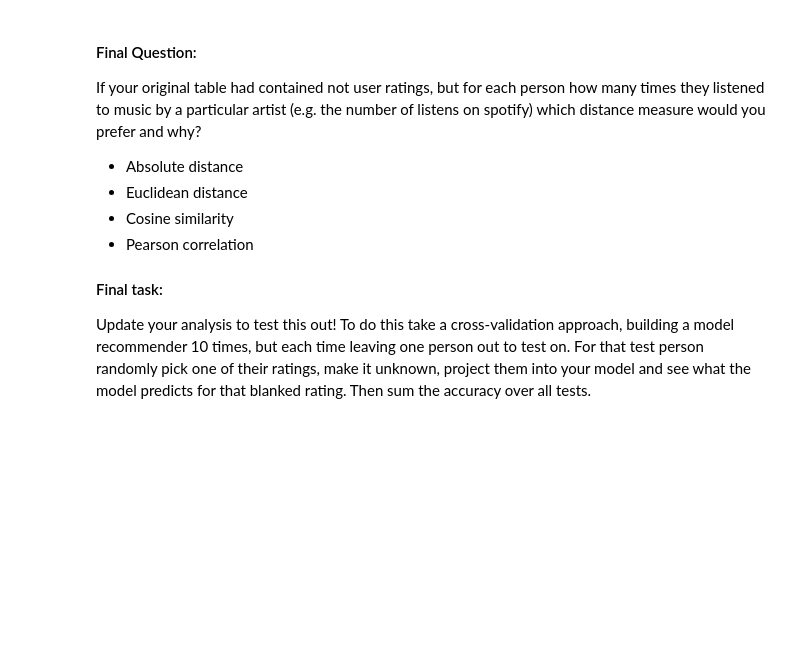
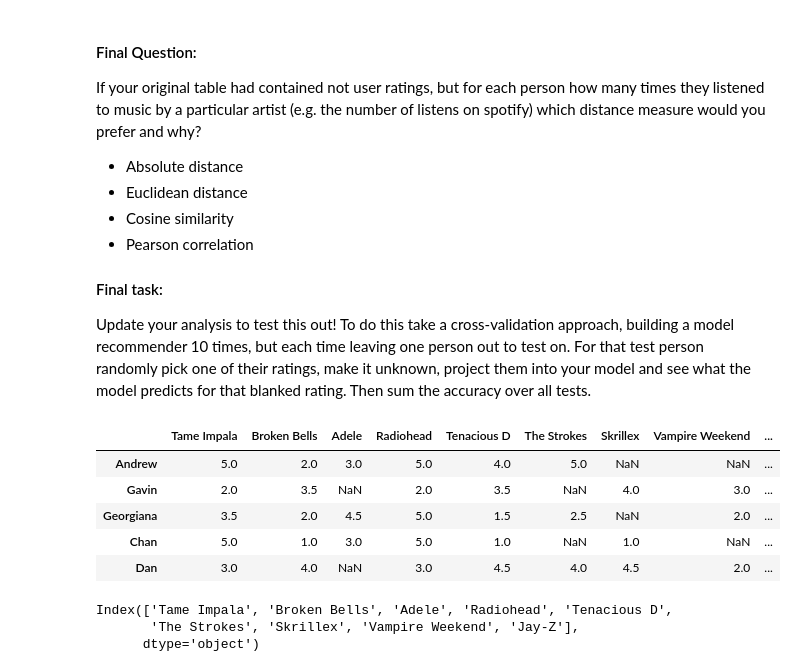
Before and after one commit to Prajaktahz/ML-Practice-Uni, a Jupyter notebook: ASA_Week_08_Case_Study_Exercises.ipynb, the cells around one changed output. Cells and saved outputs as stored; diff of their text form; code cells hidden in the pictures; blank space fills up the shorter version.

```diff
--- a/ASA_Week_08_Case_Study_Exercises.ipynb
+++ b/ASA_Week_08_Case_Study_Exercises.ipynb
@@ -530,3 +539,18 @@ If your original table had contained not user ratings, but for each person how m
 
 #### Final task:
 Update your analysis to test this out! To do this take a cross-validation approach, building a model recommender 10 times, but each time leaving one person out to test on. For that test person randomly pick one of their ratings, make it unknown, project them into your model and see what the model predicts for that blanked rating. Then sum the accuracy over all tests.
+# %%
+data.head()
+# %% [output]
+|  | Tame Impala | Broken Bells | Adele | Radiohead | Tenacious D | The Strokes | Skrillex | Vampire Weekend | ... |
+| Andrew | 5.0 | 2.0 | 3.0 | 5.0 | 4.0 | 5.0 | NaN | NaN | ... |
+| Gavin | 2.0 | 3.5 | NaN | 2.0 | 3.5 | NaN | 4.0 | 3.0 | ... |
+| Georgiana | 3.5 | 2.0 | 4.5 | 5.0 | 1.5 | 2.5 | NaN | 2.0 | ... |
+| Chan | 5.0 | 1.0 | 3.0 | 5.0 | 1.0 | NaN | 1.0 | NaN | ... |
+| Dan | 3.0 | 4.0 | NaN | 3.0 | 4.5 | 4.0 | 4.5 | 2.0 | ... |
+# %%
+data.columns
+# %% [output]
+Index(['Tame Impala', 'Broken Bells', 'Adele', 'Radiohead', 'Tenacious D',
+       'The Strokes', 'Skrillex', 'Vampire Weekend', 'Jay-Z'],
+      dtype='object')
```
Also changed, not shown: parts of 3 cells of this notebook.
